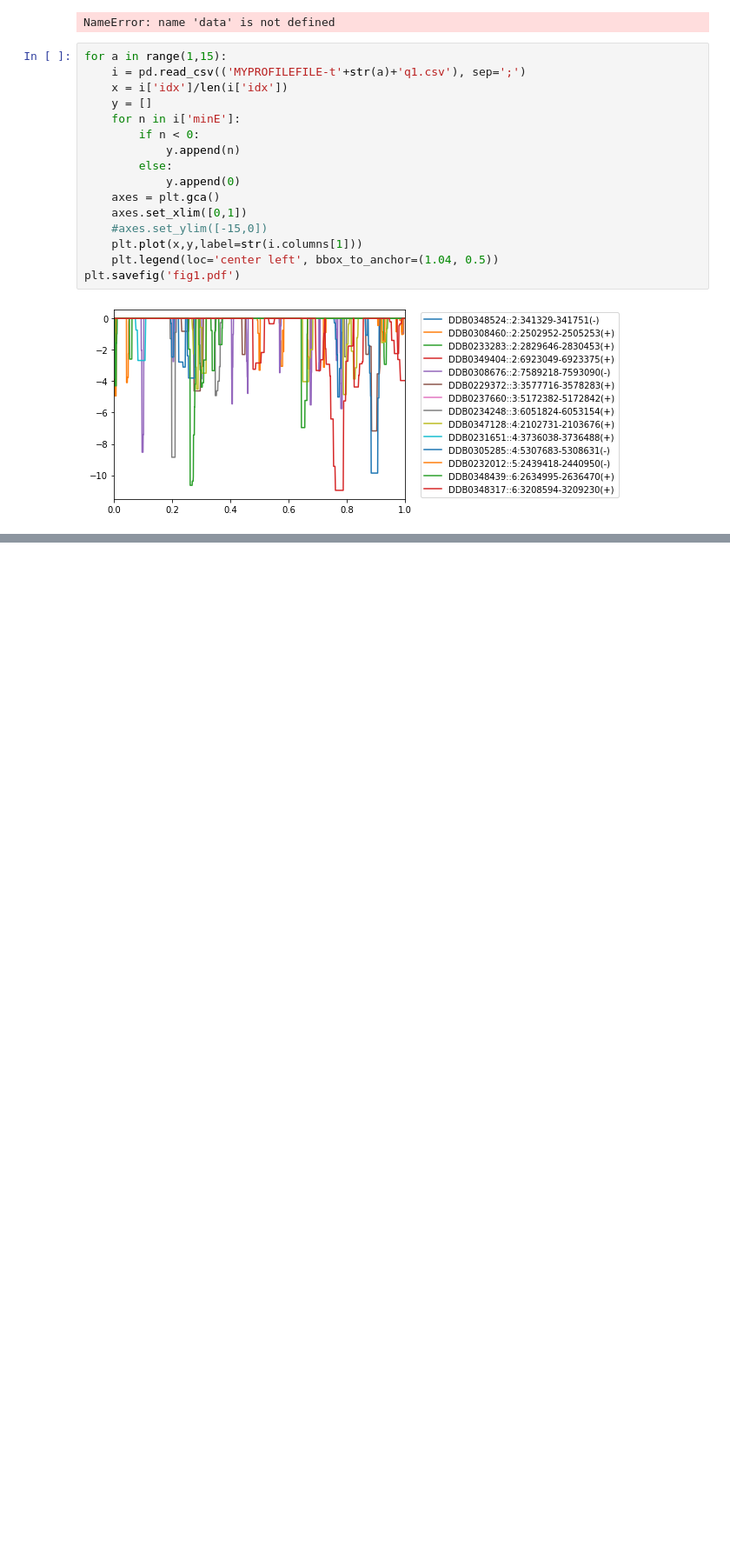
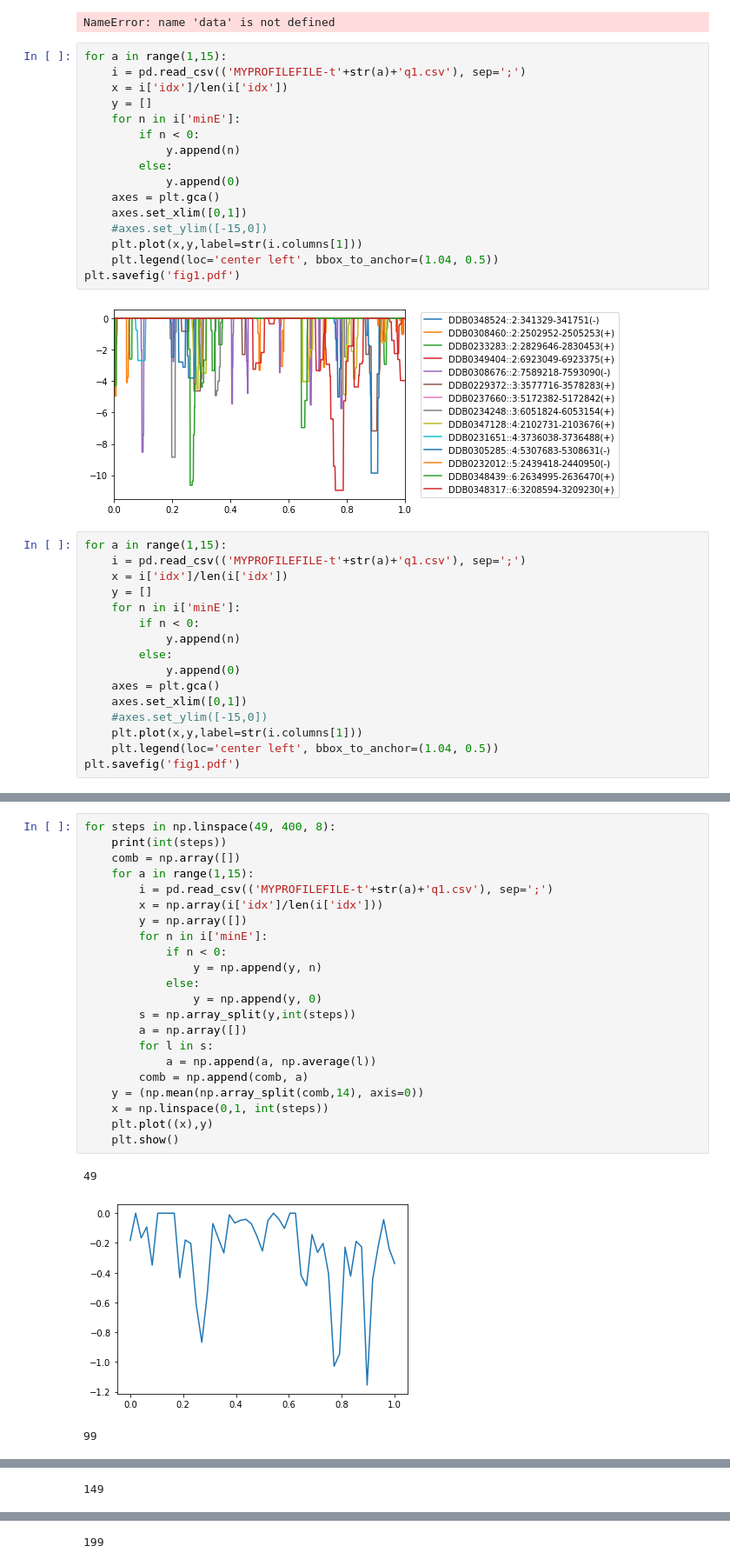
Before and after one commit to Bart-Edelbroek/miRNA-targetfinder, a Jupyter notebook: Untitled.ipynb, the cells around one changed output, grey strips where cells are left out. Shown at 87% size. Drawn from its saved outputs; the diff is of its cells as text; blank space fills up the shorter version.

```diff
--- a/Untitled.ipynb
+++ b/Untitled.ipynb
@@ -26,3 +27,19 @@ for a in range(1,15):
 plt.savefig('fig1.pdf')
 # %% [output]
 [figure]
+# %%
+for a in range(1,15):
+    i = pd.read_csv(('MYPROFILEFILE-t'+str(a)+'q1.csv'), sep=';')
+    x = i['idx']/len(i['idx'])
+    y = []
+    for n in i['minE']:
+        if n < 0:
+            y.append(n)
+        else:
+            y.append(0)
+    axes = plt.gca()
+    axes.set_xlim([0,1])
+    #axes.set_ylim([-15,0])
+    plt.plot(x,y,label=str(i.columns[1]))
+    plt.legend(loc='center left', bbox_to_anchor=(1.04, 0.5))
+plt.savefig('fig1.pdf')
@@ -28,0 +48,26 @@ plt.savefig('fig1.pdf')
+# %%
+for steps in np.linspace(49, 400, 8):
+    print(int(steps))
+    comb = np.array([])
+    for a in range(1,15):
+        i = pd.read_csv(('MYPROFILEFILE-t'+str(a)+'q1.csv'), sep=';')
+        x = np.array(i['idx']/len(i['idx']))
+        y = np.array([])
+        for n in i['minE']:
+            if n < 0:
+                y = np.append(y, n)
+            else:
+                y = np.append(y, 0)
+        s = np.array_split(y,int(steps))
+        a = np.array([])
+        for l in s:
+            a = np.append(a, np.average(l))
+        comb = np.append(comb, a)
+    y = (np.mean(np.array_split(comb,14), axis=0))
+    x = np.linspace(0,1, int(steps))
+    plt.plot((x),y)
+    plt.show()
+# %% [output]
+49
+[figure, added]
+99
@@ -28,0 +75 @@ plt.savefig('fig1.pdf')
+149
@@ -28,0 +77 @@ plt.savefig('fig1.pdf')
+199
```
Also changed, not shown: parts of 3 cells of this notebook, 5 other files.
